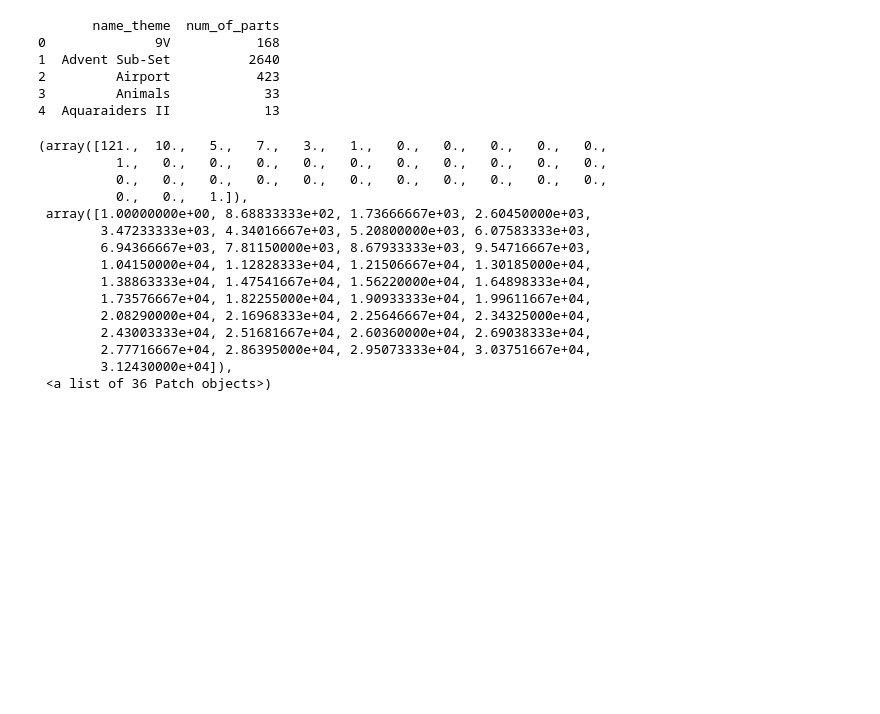
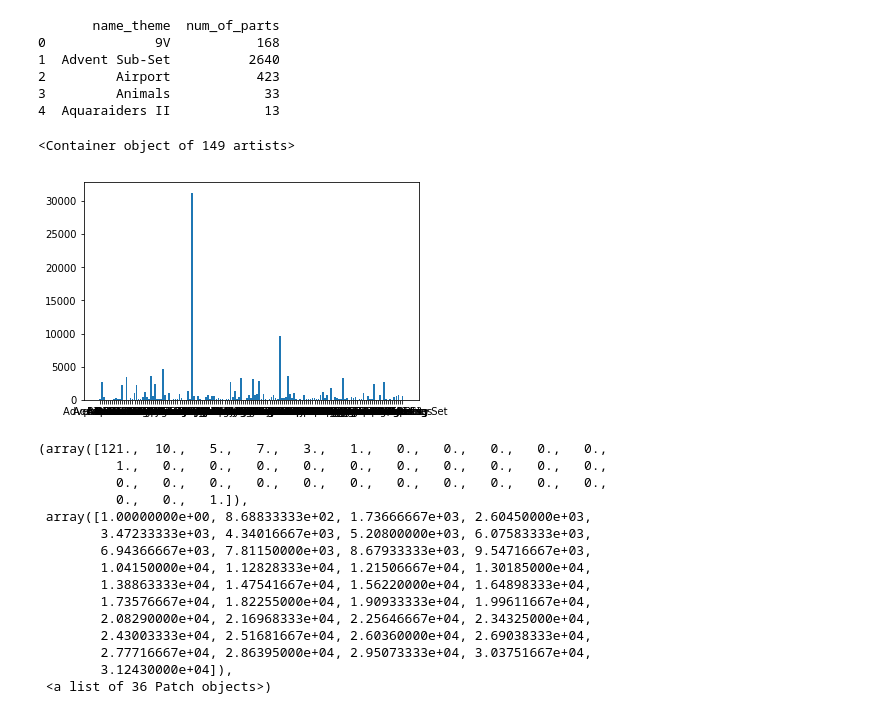
Before and after one commit to JingruMa/Lego, a Jupyter notebook: mergeData.ipynb, the cells around one changed output. Saved outputs shown, nothing was run; the diff lists cells and outputs as text; code cells hidden in the pictures; blank space fills up the shorter version.

```diff
--- a/mergeData.ipynb
+++ b/mergeData.ipynb
@@ -108,6 +155,15 @@ print(df_q3.head())
 2         Airport           423
 3         Animals            33
 4  Aquaraiders II            13
+# %%
+# count parts
+import matplotlib.pyplot as plt
+x = df_q3['name_theme']
+y = df_q3['num_of_parts']
+plt.bar(x,y)
+# %% [output]
+<Container object of 149 artists>
+[figure, added]
 # %%
 # check the distribution of # of parts
 # %%
```
Also changed, not shown: parts of 9 cells of this notebook, 1 other file.
